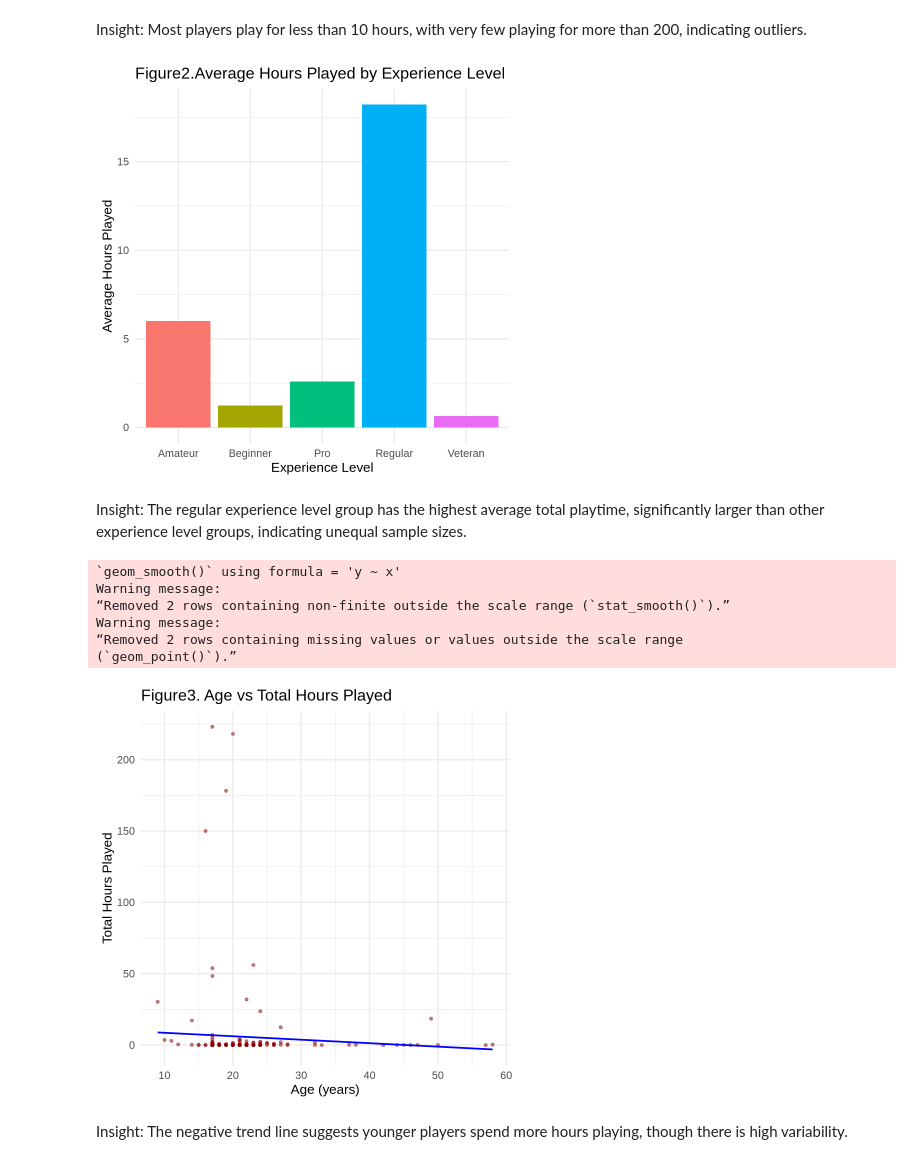
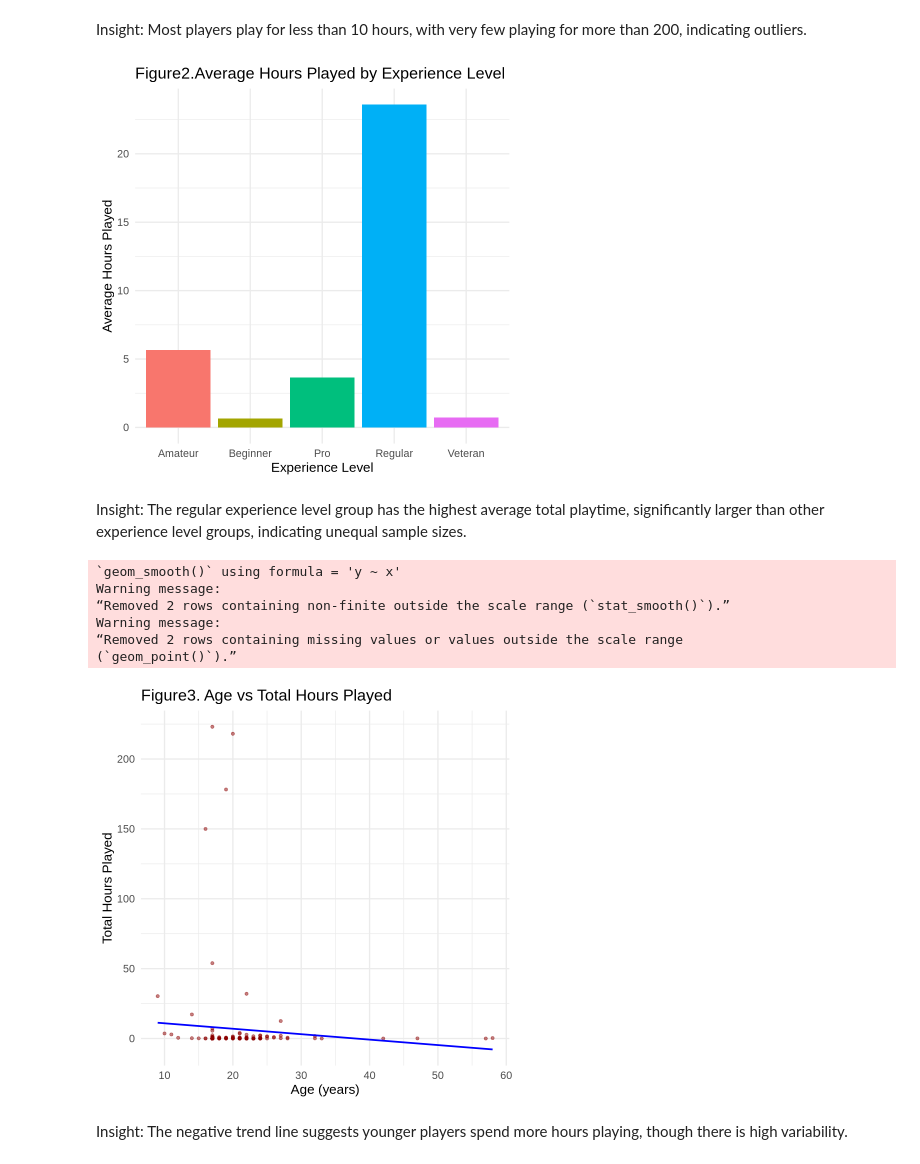
Before and after one commit to owenchen06/dsci-100-group-project-owen, a Jupyter notebook: individual.ipynb, the cells around one changed output. Saved outputs shown, nothing was run; the diff lists cells and outputs as text; code cells hidden in the pictures.

Commit message:
split data
i split the data into training, so that I can asses the training data only in my graphs

```diff
--- a/individual.ipynb
+++ b/individual.ipynb
@@ -54,6 +54,10 @@ To answer this, only the players.csv dataset will be used. The required variable
 # %%
 player_data<- read_csv('players.csv')
 sessions_data<-read_csv('sessions.csv')
+
+split_player<- initial_split(player_data)
+training_split<- training(split_player)
+testing_player<- testing(split_player)
 # %% [output]
 Rows: 196 Columns: 7
 ── Column specification ────────────────────────────────────────────────────────
@@ -145,24 +149,24 @@ distribution_total_hours_played
 # %% [markdown]
 Insight: Most players play for less than 10 hours, with very few playing for more than 200, indicating outliers.
 # %%
-average_hours_played_experience <-player_data |>
+average_hours_played_experience <-training_split |>
   group_by(experience) |>
   summarize(mean_hours = mean(played_hours, na.rm = TRUE)) |>
   ggplot(aes(x = experience, y = mean_hours, fill = experience)) +
   geom_col(show.legend = FALSE) +
   labs(
     title = "Figure2.Average Hours Played by Experience Level",
     x = "Experience Level",
     y = "Average Hours Played"
   ) +
   theme_minimal(base_size = 16)
 average_hours_played_experience
 # %% [output]
-[figure, old version]
+[figure, new version]
 # %% [markdown]
 Insight: The regular experience level group has  the highest average total playtime, significantly larger than other experience level groups, indicating unequal sample sizes.
 # %%
-Total_hours_played_age<-ggplot(player_data, aes(x = Age, y = played_hours)) +
+Total_hours_played_age<-ggplot(training_split, aes(x = Age, y = played_hours)) +
   geom_point(alpha = 0.5, color = "darkred") +
   geom_smooth(method = "lm", se = FALSE, color = "blue") +
   labs(
@@ -179,7 +183,7 @@ Warning message:
 Warning message:
 “Removed 2 rows containing missing values or values outside the scale range
 (`geom_point()`).”
-[figure, old version]
+[figure, new version]
 # %% [markdown]
 Insight: The negative trend line suggests younger players spend more hours playing, though there is high variability.
 # %%
```
Also changed, not shown: parts of 1 cell of this notebook.
